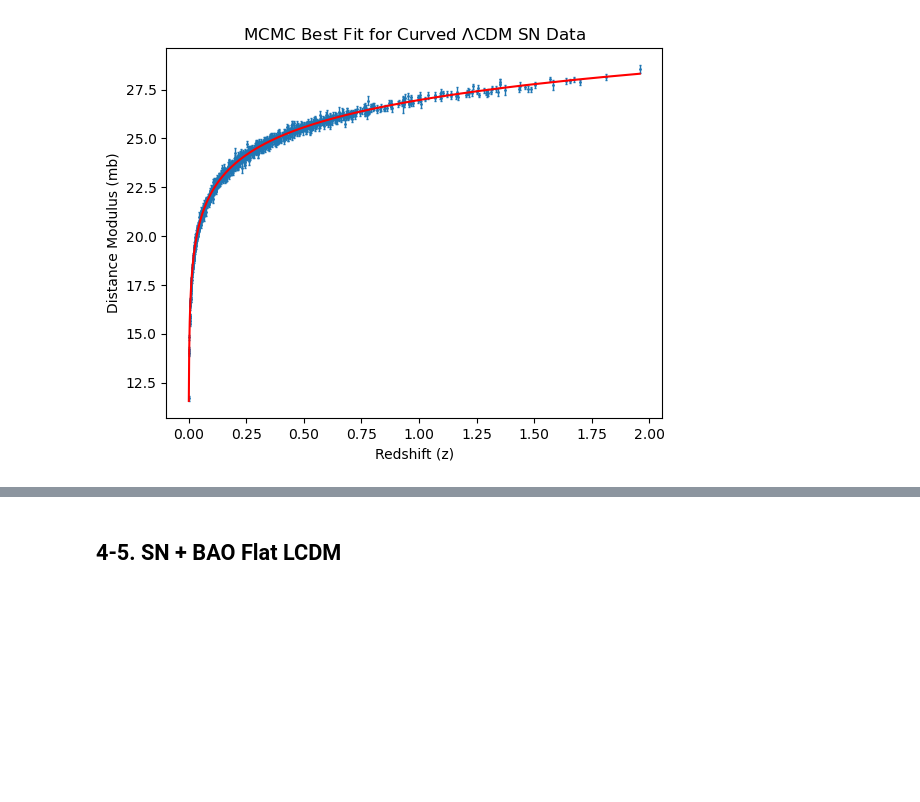
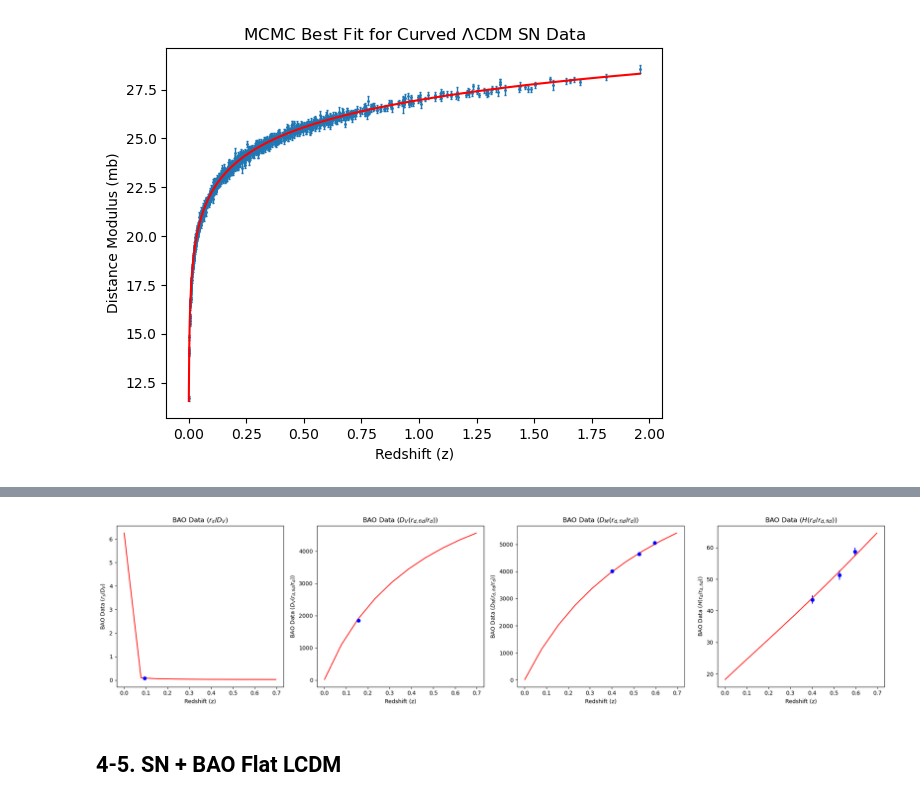
Before and after one commit to john1256/KASI_Ms, a Jupyter notebook: 2025/Field_research/Midterm_proj2_analmarg.ipynb, the cells around one changed output, grey strips where cells are left out. Saved outputs shown, nothing was run; the diff lists cells and outputs as text; code cells hidden in the pictures; blank space fills up the shorter version.

```diff
--- a/2025/Field_research/Midterm_proj2_analmarg.ipynb
+++ b/2025/Field_research/Midterm_proj2_analmarg.ipynb
@@ -589,3 +690,61 @@ plt.savefig('./Figs/MCMC_SN_curved_best_fit_toSNdata.png', dpi=300, bbox_inches=
+# %%
+z_BAO = BAO_data['z'].values
+ind_BAO = BAO_data['ind'].values
+BAO_val = BAO_data['val'].values
+BAO_err = BAO_data['err'].values
+
+zarr = np.linspace(0.001, z_BAO.max()+0.1, 10)
+zind1 = np.ones(zarr.shape[0])
+zind2 = zind1 + 1
+zind3 = zind1 + 2
+zind4 = zind1 + 3
+BAO_data_theory1 = pd.DataFrame({
+    'z': zarr,
+    'ind': zind1,
+})
+BAO_data_theory2 = pd.DataFrame({
+    'z': zarr,
+    'ind': zind2,
+})
+BAO_data_theory3 = pd.DataFrame({
+    'z': zarr,
+    'ind': zind3,
+})
+BAO_data_theory4 = pd.DataFrame({
+    'z': zarr,
+    'ind': zind4,
+})
+baoTheory_ind1 = ucb.BAO_curved(BAO_data_theory1, parmBAO_curved)
+baoTheory_ind2 = ucb.BAO_curved(BAO_data_theory2, parmBAO_curved)
+baoTheory_ind3 = ucb.BAO_curved(BAO_data_theory3, parmBAO_curved)
+baoTheory_ind4 = ucb.BAO_curved(BAO_data_theory4, parmBAO_curved)
+
+
+
+fig, axs = plt.subplots(1, 4, figsize=(20, 5))
+axs[0].errorbar(z_BAO[ind_BAO==1], BAO_val[ind_BAO==1], yerr=BAO_err[ind_BAO==1], fmt='o', label='Observed Data', color='blue')
+axs[0].plot(zarr, baoTheory_ind1, label='MCMC Best Fit', color='red')
+axs[0].set_xlabel('Redshift (z)')
+axs[0].set_ylabel(r'BAO Data $(r_s/D_V)$')
+axs[0].set_title(r'BAO Data $(r_s/D_V)$')
+axs[1].errorbar(z_BAO[ind_BAO==2], BAO_val[ind_BAO==2], yerr=BAO_err[ind_BAO==2], fmt='o', label='Observed Data', color='blue')
+axs[1].plot(zarr, baoTheory_ind2, label='MCMC Best Fit', color='red')
+axs[1].set_xlabel('Redshift (z)')
+axs[1].set_ylabel(r'BAO Data $(D_V(r_{d,fid}/r_d))$')
+axs[1].set_title(r'BAO Data $(D_V(r_{d,fid}/r_d))$')
+axs[2].errorbar(z_BAO[ind_BAO==3], BAO_val[ind_BAO==3], yerr=BAO_err[ind_BAO==3], fmt='o', label='Observed Data', color='blue')
+axs[2].plot(zarr, baoTheory_ind3, label='MCMC Best Fit', color='red')
+axs[2].set_xlabel('Redshift (z)')
+axs[2].set_ylabel(r'BAO Data $(D_M(r_{d,fid}/r_d))$')
+axs[2].set_title(r'BAO Data $(D_M(r_{d,fid}/r_d))$')
+axs[3].errorbar(z_BAO[ind_BAO==4], BAO_val[ind_BAO==4], yerr=BAO_err[ind_BAO==4], fmt='o', label='Observed Data', color='blue')
+axs[3].plot(zarr, baoTheory_ind4, label='MCMC Best Fit', color='red')
+axs[3].set_xlabel('Redshift (z)')
+axs[3].set_ylabel(r'BAO Data $(H(r_d/r_{d,fid}))$')
+axs[3].set_title(r'BAO Data $(H(r_d/r_{d,fid}))$')
+plt.tight_layout()
+# %% [output]
+[figure, added]
 # %% [markdown]
 ## 4-5. SN + BAO Flat LCDM
 # %%
```
Also changed, not shown: parts of 9 cells of this notebook, 1 other file.
